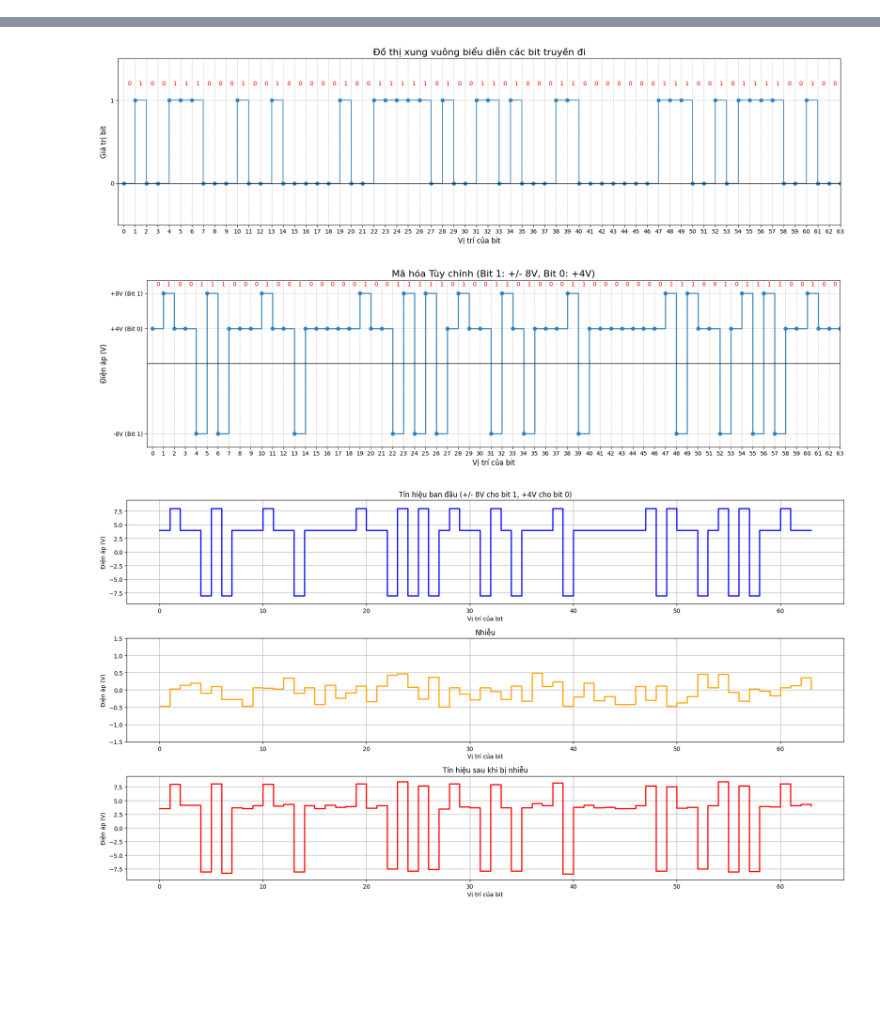
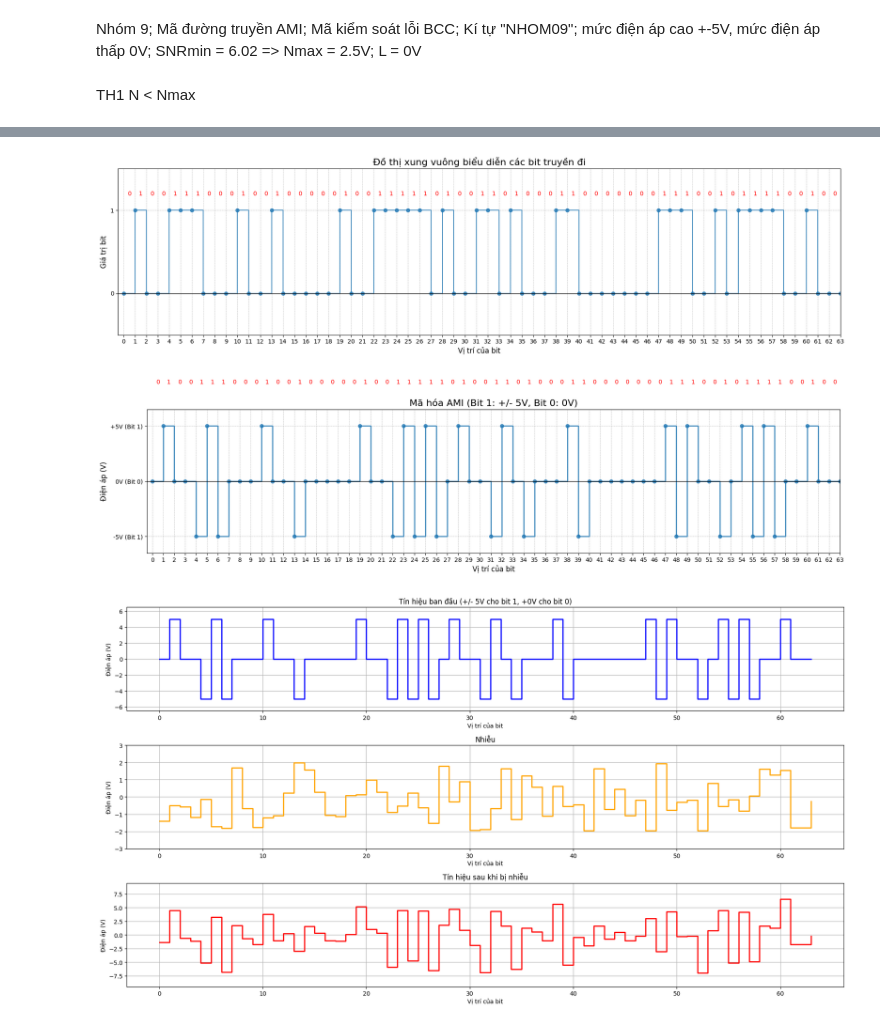
Before and after one commit to nhatnguyen3104/BaiTapLonCstts, a Jupyter notebook: Bai_tap_lon_cstts.ipynb, the cells around one changed output, grey strips where cells are left out. Drawn from its saved outputs; the diff is of its cells as text; code cells hidden in the pictures; blank space fills up the shorter version.

```diff
--- a/Bai_tap_lon_cstts.ipynb
+++ b/Bai_tap_lon_cstts.ipynb
@@ -72,3 +3,13 @@ plot_custom_ami_encoding(input_string)
+# %% [markdown]
+Nhóm 9;
+Mã đường truyền AMI;
+Mã kiểm soát lỗi BCC;
+Kí tự "NHOM09";
+mức điện áp cao +-5V, mức điện áp thấp 0V;
+SNRmin = 6.02 => Nmax = 2.5V;
+L = 0V
+# %% [markdown]
+TH1 N < Nmax
 # %%
 import numpy as np
 import matplotlib.pyplot as plt
@@ -152,21 +93,20 @@ def main():
     plt.ylabel("Giá trị bit", fontsize=12)
     plt.tight_layout()
 
-    # ==========================================================
-    # 8. MÃ HÓA TÙY CHỈNH: Bit 1 là +/- 8V, Bit 0 là +4V
-    # ==========================================================
 
-    dien_ap_tuy_chinh = np.zeros_like(hang_truyen, dtype=float)
-    voltage_sign = 1 # Bắt đầu với dấu dương (+8V)
+    # 8. MÃ HÓA AMI(Alternate Mark Inversion): Bit 1 là +-5V, Bit 0 là 0V
+
+    v_tuy_chinh = np.zeros_like(hang_truyen, dtype=float)
+    voltage_sign = 1 # Bắt đầu với dấu dương (+5V)
 
     for i in range(len(hang_truyen)):
         if hang_truyen[i] == 1:
-            dien_ap_tuy_chinh[i] = voltage_sign * 8 # Bit 1: luân phiên +8V và -8V
+            v_tuy_chinh[i] = voltage_sign * 5 # Bit 1: luân phiên +-5V
             voltage_sign *= -1 # Đảo dấu cho bit 1 tiếp theo
         else: # hang_truyen[i] == 0
-            dien_ap_tuy_chinh[i] = 4 # Bit 0: +4V
+            v_tuy_chinh[i] = 0 # Bit 0: 0V
 
-    y_dienap_tuy_chinh = np.append(dien_ap_tuy_chinh, dien_ap_tuy_chinh[-1])
+    y_dienap_tuy_chinh = np.append(v_tuy_chinh, v_tuy_chinh[-1])
 
     plt.figure(figsize=(18, 5))
 
@@ -177,19 +117,19 @@ def main():
     plt.grid(True, which='both', linestyle='--', linewidth=0.5)
     plt.axhline(0, color='black', linewidth=1)
 
-    # Điều chỉnh trục Y cho phù hợp với mức điện áp -8V, 4V, +8V
-    plt.yticks([-8, 4, 8], ['-8V (Bit 1)', '+4V (Bit 0)', '+8V (Bit 1)'])
+    # Điều chỉnh trục Y cho phù hợp với mức điện áp -5V, 0V, +5V
+    plt.yticks([-5, 0, 5], ['-5V (Bit 1)', '0V (Bit 0)', '+5V (Bit 1)'])
     plt.xticks(np.arange(len(hang_truyen) + 1))
     plt.xlim(-0.5, len(hang_truyen))
-    plt.ylim(-9.5, 9.5)
+    plt.ylim(-6.5, 6.5)
 
     # Thêm nhãn bit nhị phân lên trên đồ thị
     for i, bit in enumerate(hang_truyen_str):
-        # Đặt bit ở giữa khoảng thời gian (i + 0.5) và cao hơn (ví dụ: 9)
+        # Đặt bit ở giữa khoảng thời gian (i + 0.5)
         plt.text(i + 0.5, 9, bit, ha='center', va='center', fontsize=10, color='red')
 
     # Thiết lập tiêu đề và nhãn
-    plt.title(f'Mã hóa Tùy chỉnh (Bit 1: +/- 8V, Bit 0: +4V)', fontsize=16)
+    plt.title(f'Mã hóa AMI (Bit 1: +/- 5V, Bit 0: 0V)', fontsize=16)
     plt.xlabel("Vị trí của bit", fontsize=12)
     plt.ylabel("Điện áp (V)", fontsize=12)
 
@@ -215,8 +155,8 @@ def main():
 
     plt.subplot(3, 1, 1)
     plt.step(t, y_dienap_tuy_chinh, where='post', linewidth=2, color='b')
-    plt.ylim([-9.5, 9.5])
-    plt.title('Tín hiệu ban đầu (+/- 8V cho bit 1, +4V cho bit 0)')
+    plt.ylim([-6.5, 6.5])
+    plt.title('Tín hiệu ban đầu (+/- 5V cho bit 1, +0V cho bit 0)')
     plt.xlabel('Vị trí của bit')
     plt.ylabel('Điện áp (V)')
     plt.grid(True)
@@ -242,8 +182,8 @@ def main():
     # 11. Phục hồi chuỗi bit (Dựa trên ngưỡng tùy chỉnh)
 
     # Ngưỡng phục hồi:
-    # Bit 0: (4 - Nmax) < V < (4 + Nmax) (xung quanh +4V)
-    # Bit 1: V xung quanh -8V hoặc +8V
+    # Bit 0: (0 - Nmax) < V < (0 + Nmax) (xung quanh 0V)
+    # Bit 1: V xung quanh -5V hoặc +5V
 
     hang_truyen_moi = np.zeros(len(y_nhieu))
 
@@ -251,11 +191,11 @@ def main():
         V = y_nhieu[i]
 
         # Kiểm tra Bit 0 (xung quanh 4V)
-        if (4 - Nmax) < V < (4 + Nmax):
+        if (-Nmax) < V < (Nmax):
             hang_truyen_moi[i] = 0
 
-        # Kiểm tra Bit 1 (xung quanh -8V hoặc +8V)
-        elif (8 - Nmax) < V < (8 + Nmax) or (-8 - Nmax) < V < (-8 + Nmax):
+        # Kiểm tra Bit 1 (xung quanh -5V hoặc +5V)
+        elif (5 - Nmax) < V < (5 + Nmax) or (-5 - Nmax) < V < (-5 + Nmax):
             hang_truyen_moi[i] = 1
 
         # Ngoài khoảng (Lỗi)
@@ -278,7 +218,7 @@ def main():
 
     if len(valid_bits) == expected_size:
         try:
-            matran_phuchoi_bcc = valid_bits.reshape(col + 1, -1).T
+            matran_phuchoi_bcc = valid_bits.reshape(row + 1, col + 1)
             matran_phuchoi = matran_phuchoi_bcc[:-1, :-1]
 
             chuoi_phuchoi = ''
@@ -319,3 +259,3 @@ Chuỗi ký tự đã phục hồi:
 [figure]
-[figure, old version]
+[figure, new version]
-[figure, old version]
+[figure, new version]
```
Also changed, not shown: parts of 4 cells of this notebook.
